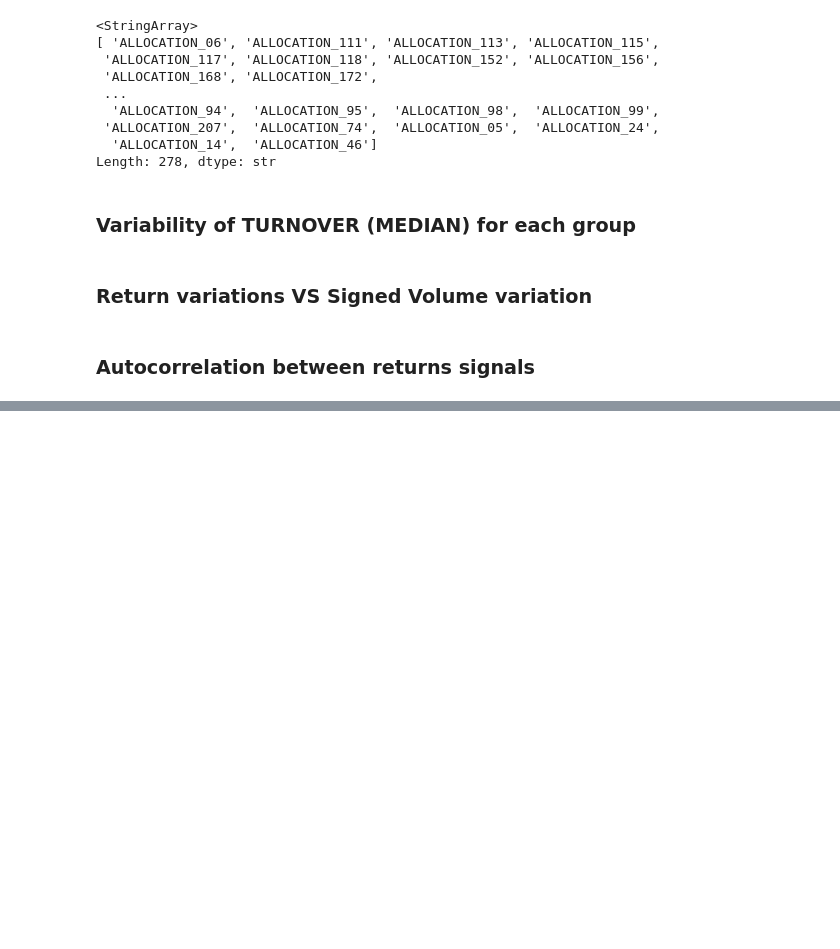
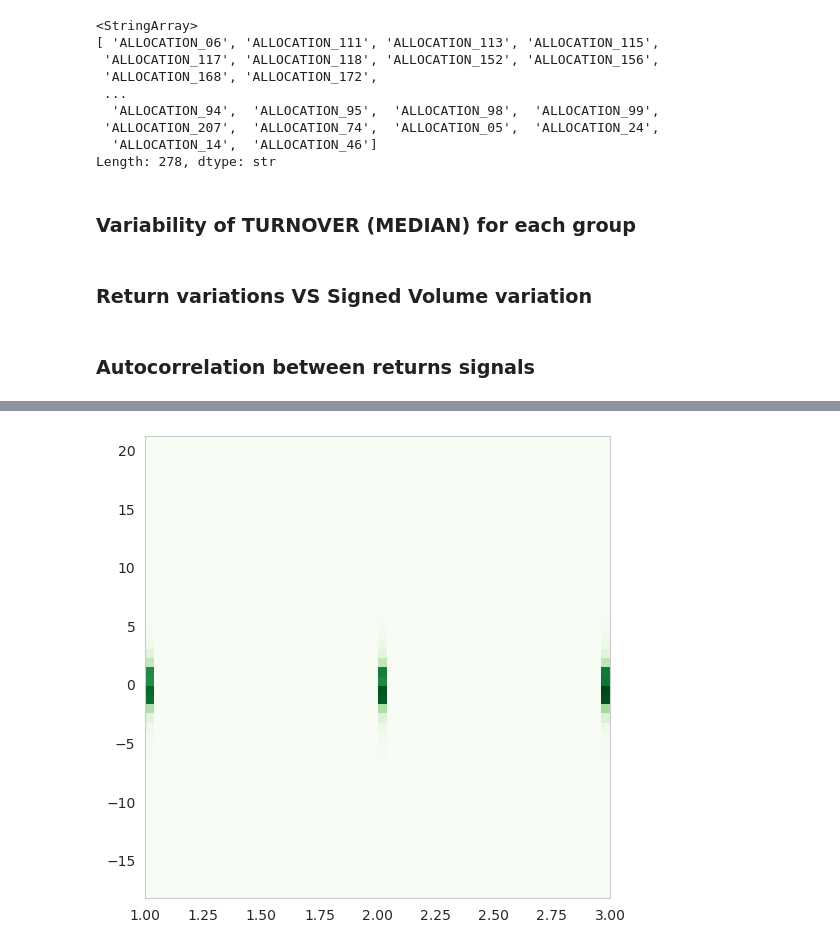
Before and after one commit to pamikem/performances_prediction_of_asset_allocations, a Jupyter notebook: notebooks/data-visualization.ipynb, the cells around one changed output, grey strips where cells are left out. Saved outputs shown, nothing was run; the diff lists cells and outputs as text; code cells hidden in the pictures; blank space fills up the shorter version.

```diff
--- a/notebooks/data-visualization.ipynb
+++ b/notebooks/data-visualization.ipynb
@@ -77,6 +90,3 @@ Name: count, dtype: int64
 RET_COLS = [f'RET_{i}' for i in range(20, 0, -1)]       # t-20 ... t-1
 VOL_COLS = [f'SIGNED_VOLUME_{i}' for i in range(20, 0, -1)]
 X_LABELS = [f't-{i}' for i in range(20, 0, -1)]
-# %%
-g = 4
-np.mean(np.sign(X_train[X_train.GROUP==g].iloc[:,3:22] - X_train[X_train.GROUP==g].iloc[:,2:21]).prod()==1)
@@ -635,0 +754,28 @@ array([-3.51413076, -1.98950202,  3.61960037,  0.69576972,  5.28205115,
+# %%
+prev_cols = features_df.columns.tolist()
+
+features_long = (
+    features_df[prev_cols]
+    .reset_index(names="event_id")
+    .melt(
+        id_vars="event_id",
+        value_vars=prev_cols,
+        var_name="prev_vol_i",
+        value_name="value",
+    )
+)
+
+features_array = (
+    features_long
+    .dropna(subset=["value"])
+    [["prev_vol_i", "value"]]
+    .to_numpy()
+)
+# %%
+sns.set_style('whitegrid')
+fig, ax = plt.subplots(nrows=1, ncols=1, figsize=(6, 6))
+
+ax.hist2d(features_array[:, 0], features_array[:, 1], bins=50, cmap='Greens')
+plt.show()
+# %% [output]
+[figure, added]
```
Also changed, not shown: parts of 21 cells of this notebook, 4 other files.
